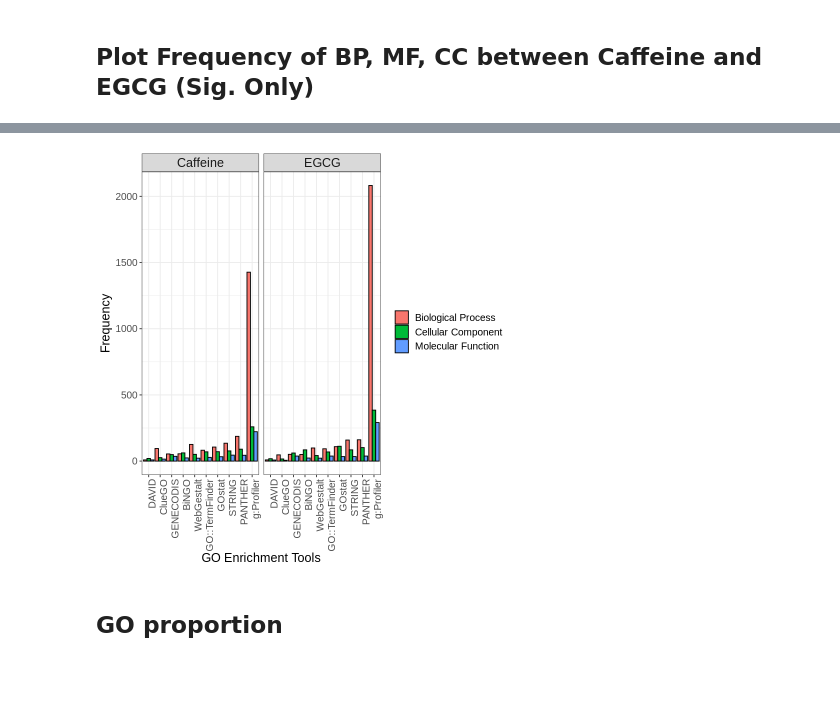
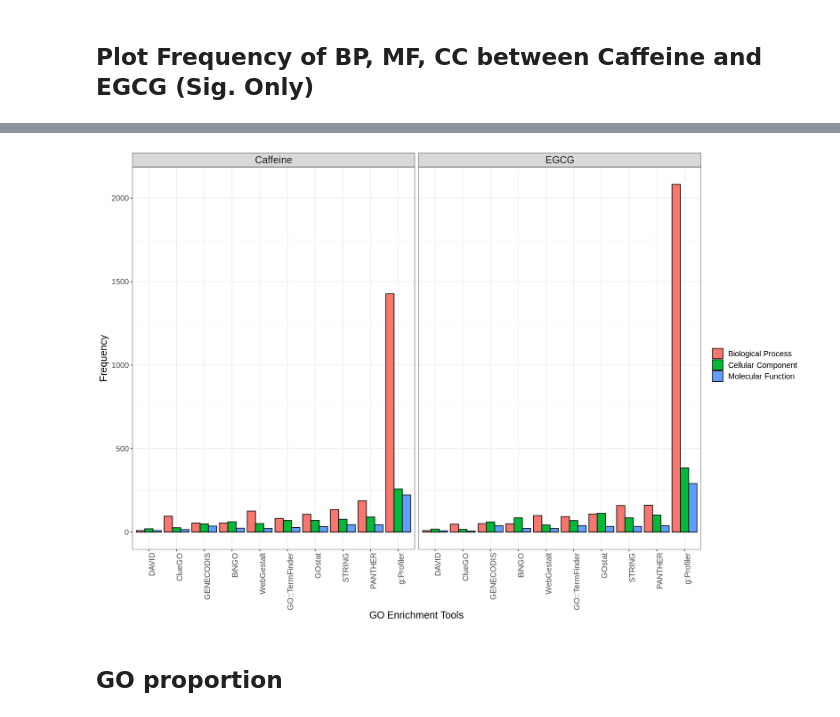
Before and after one commit to kittisaktaoma/GO-tools-comparsion, a Jupyter notebook: GO_tools_Comparison.ipynb, the cells around one changed output, grey strips where cells are left out. Saved outputs shown, nothing was run; the diff lists cells and outputs as text; code cells hidden in the pictures; blank space fills up the shorter version.

```diff
--- a/GO_tools_Comparison.ipynb
+++ b/GO_tools_Comparison.ipynb
@@ -246,20 +223,20 @@ ggtexttable(all_non.final, rows = NULL, theme = ttheme("classic"))
 # %%
-
+options(repr.plot.width=15, repr.plot.height=10)
 ggplot(data=count_02, aes(x=reorder(Database,count), y=count, fill=Type)) +
   geom_bar(stat="identity", color="black", position=position_dodge()) +
   theme_bw() +
   facet_grid(cols=vars(Group)) +
   theme(axis.text.x = element_text(angle = 90, hjust = 1)) +
   labs(fill = "")+
   xlab("GO Enrichment Tools") +
   ylab("Frequency")+
   theme(strip.text.x = element_text(size = 15))+
   theme(text = element_text(size=15),
         axis.text.x = element_text(angle=90, hjust=1)) +
   scale_fill_discrete(name = "", labels = c("Biological Process",
                                                 "Cellular Component",
                                                 "Molecular Function"))
 # %% [output]
-[figure, old version]
+[figure, new version]
 # %% [markdown]
 ## GO proportion
```
Also changed, not shown: parts of 26 cells of this notebook.
